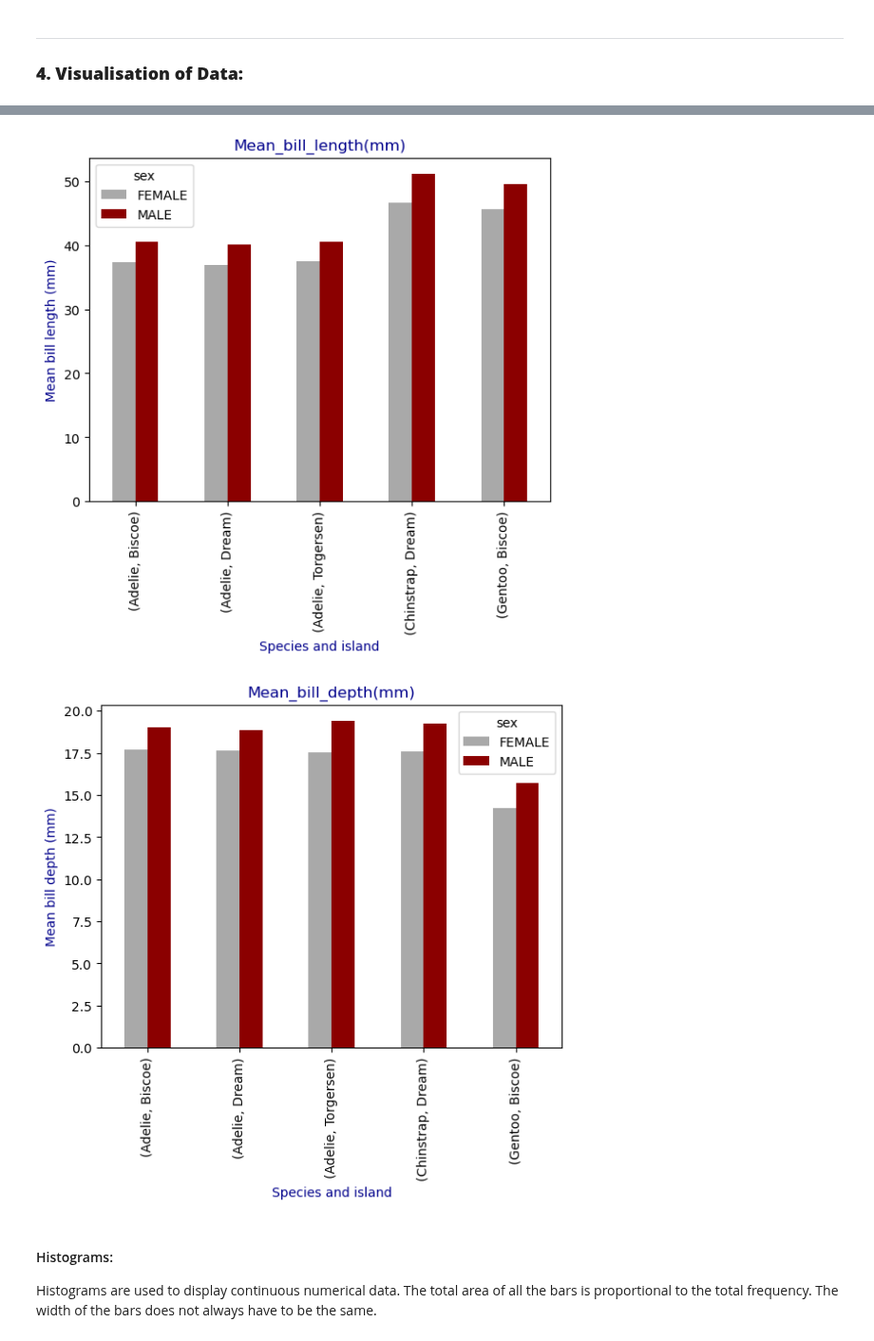
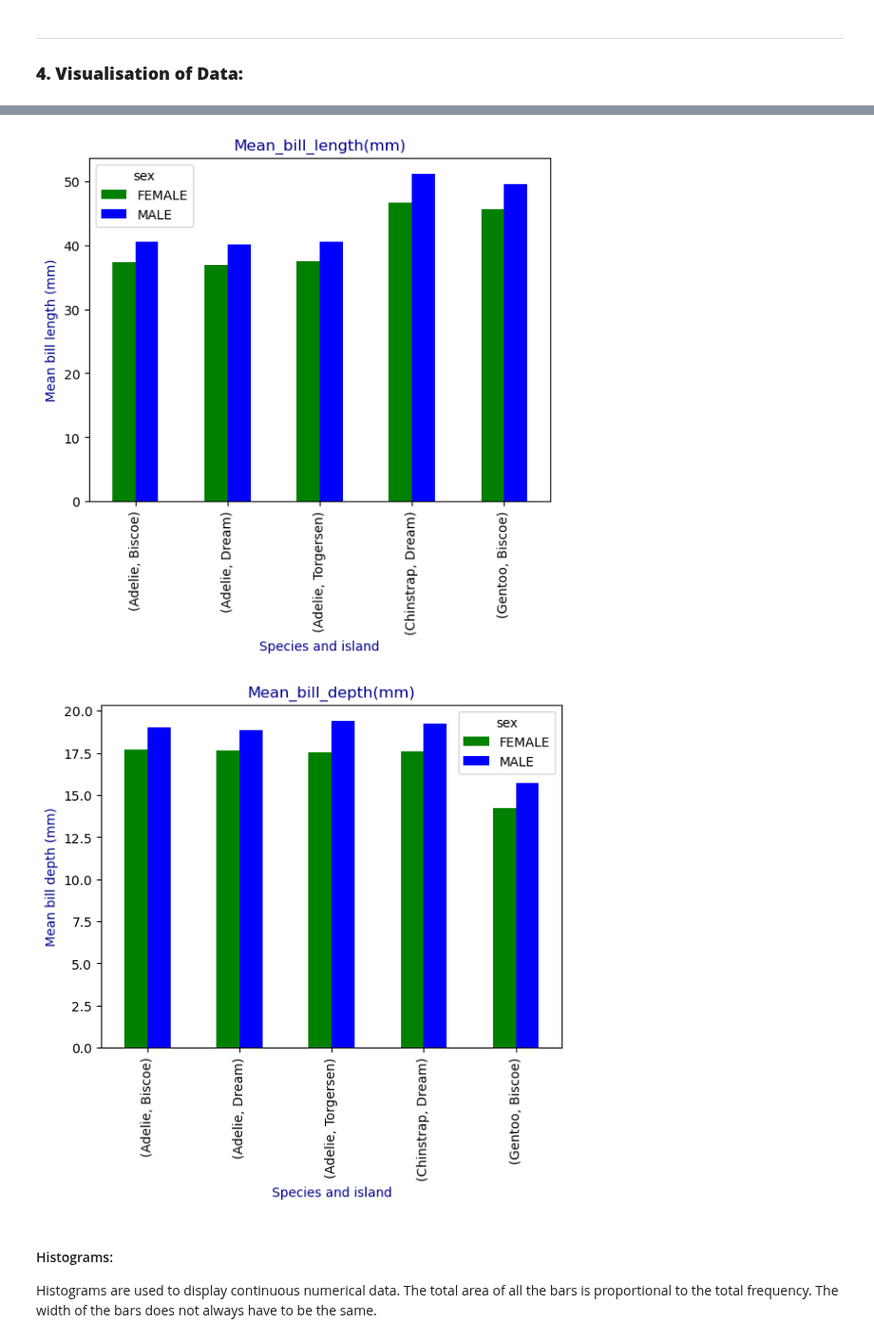
Before and after one commit to L-g00438909/my_work, a Jupyter notebook: penguins.ipynb, the cells around one changed output, grey strips where cells are left out. Shown at 95% size. Drawn from its saved outputs; the diff is of its cells as text; code cells hidden in the pictures.

```diff
--- a/penguins.ipynb
+++ b/penguins.ipynb
@@ -468,21 +454,21 @@ plt.show()
 # %%
 # bar chart bill length by island and species
 
-df.groupby(['species', 'island', 'sex'])['bill_length_mm'].mean().unstack().plot(kind='bar', color=['darkgrey', 'darkred'])
+df.groupby(['species', 'island', 'sex'])['bill_length_mm'].mean().unstack().plot(kind='bar', color=['g', 'b'])
 plt.xlabel('Species and island', color='darkblue')
 plt.ylabel('Mean bill length (mm)', color='darkblue')
 plt.title('Mean_bill_length(mm)', color='darkblue')
 plt.show()
 
 # bar chart bill depth by island and species
-df.groupby(['species', 'island', 'sex'])['bill_depth_mm'].mean().unstack().plot(kind='bar', color=[ 'darkgrey', 'darkred'])
+df.groupby(['species', 'island', 'sex'])['bill_depth_mm'].mean().unstack().plot(kind='bar', color=[ 'g', 'b'])
 plt.xlabel('Species and island', color='darkblue')
 plt.ylabel('Mean bill depth (mm)', color='darkblue')
 plt.title('Mean_bill_depth(mm)', color='darkblue')
 plt.show()
 # %% [output]
-[figure, old version]
+[figure, new version]
-[figure, old version]
+[figure, new version]
 # %% [markdown]
 #### Histograms:
 
```
Also changed, not shown: parts of 37 cells of this notebook, 4 other files.
